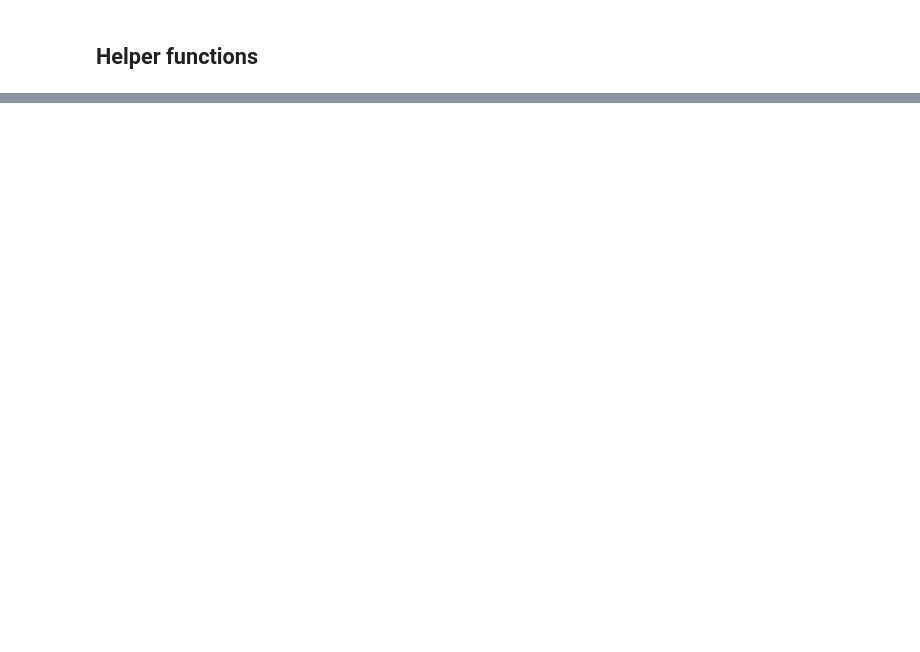
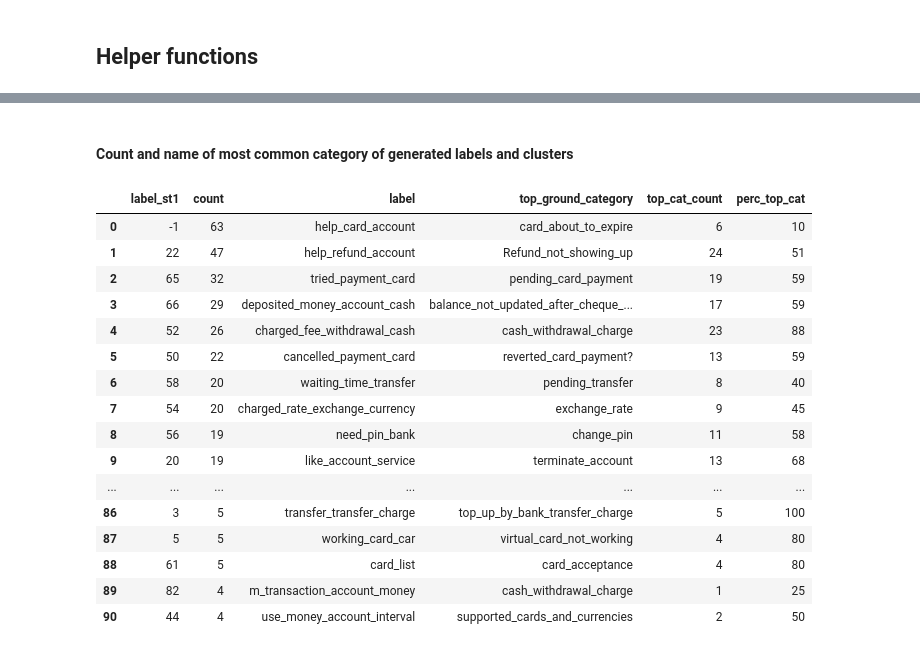
Before and after one commit to dborrelli/chat-intents, a Jupyter notebook: notebooks/06-label-intents.ipynb, the cells around one changed output, grey strips where cells are left out. Saved outputs shown, nothing was run; the diff lists cells and outputs as text; code cells hidden in the pictures; blank space fills up the shorter version.

```diff
--- a/notebooks/06-label-intents.ipynb
+++ b/notebooks/06-label-intents.ipynb
@@ -325,0 +193,3 @@ intents_df[intents_df['message'].str.contains('card')]
+# %%
+cluster_summary = apply_and_summarize_labels(data_clustered, 'label_st1')
+cluster_summary.head()
@@ -325,0 +203,3 @@ intents_df[intents_df['message'].str.contains('card')]
+# %%
+labeled_clusters = pd.merge(data_clustered, cluster_summary[['label_st1', 'label']], on='label_st1', how = 'left')
+labeled_clusters.head()
@@ -325,0 +215,3 @@ intents_df[intents_df['message'].str.contains('card')]
+# %%
+data_ground = pd.read_csv('../data/processed/data_sample.csv')[['text', 'category']]
+data_ground.head()
@@ -325,0 +225,3 @@ intents_df[intents_df['message'].str.contains('card')]
+# %%
+labeled_clusters = combine_ground_truth(labeled_clusters, data_ground, 'text')
+labeled_clusters.head()
@@ -325,0 +255,22 @@ intents_df[intents_df['message'].str.contains('card')]
+# %% [markdown]
+#### Count and name of most common category of generated labels and clusters
+# %%
+get_top_category(labeled_clusters, cluster_summary)
+# %% [output]
+|  | label_st1 | count | label | top_ground_category | top_cat_count | perc_top_cat |
+| 0 | -1 | 63 | help_card_account | card_about_to_expire | 6 | 10 |
+| 1 | 22 | 47 | help_refund_account | Refund_not_showing_up | 24 | 51 |
+| 2 | 65 | 32 | tried_payment_card | pending_card_payment | 19 | 59 |
+| 3 | 66 | 29 | deposited_money_account_cash | balance_not_updated_after_cheque_... | 17 | 59 |
+| 4 | 52 | 26 | charged_fee_withdrawal_cash | cash_withdrawal_charge | 23 | 88 |
+| 5 | 50 | 22 | cancelled_payment_card | reverted_card_payment? | 13 | 59 |
+| 6 | 58 | 20 | waiting_time_transfer | pending_transfer | 8 | 40 |
+| 7 | 54 | 20 | charged_rate_exchange_currency | exchange_rate | 9 | 45 |
+| 8 | 56 | 19 | need_pin_bank | change_pin | 11 | 58 |
+| 9 | 20 | 19 | like_account_service | terminate_account | 13 | 68 |
+| ... | ... | ... | ... | ... | ... | ... |
+| 86 | 3 | 5 | transfer_transfer_charge | top_up_by_bank_transfer_charge | 5 | 100 |
+| 87 | 5 | 5 | working_card_car | virtual_card_not_working | 4 | 80 |
+| 88 | 61 | 5 | card_list | card_acceptance | 4 | 80 |
+| 89 | 82 | 4 | m_transaction_account_money | cash_withdrawal_charge | 1 | 25 |
+| 90 | 44 | 4 | use_money_account_interval | supported_cards_and_currencies | 2 | 50 |
```
Also changed, not shown: parts of 34 cells of this notebook.
